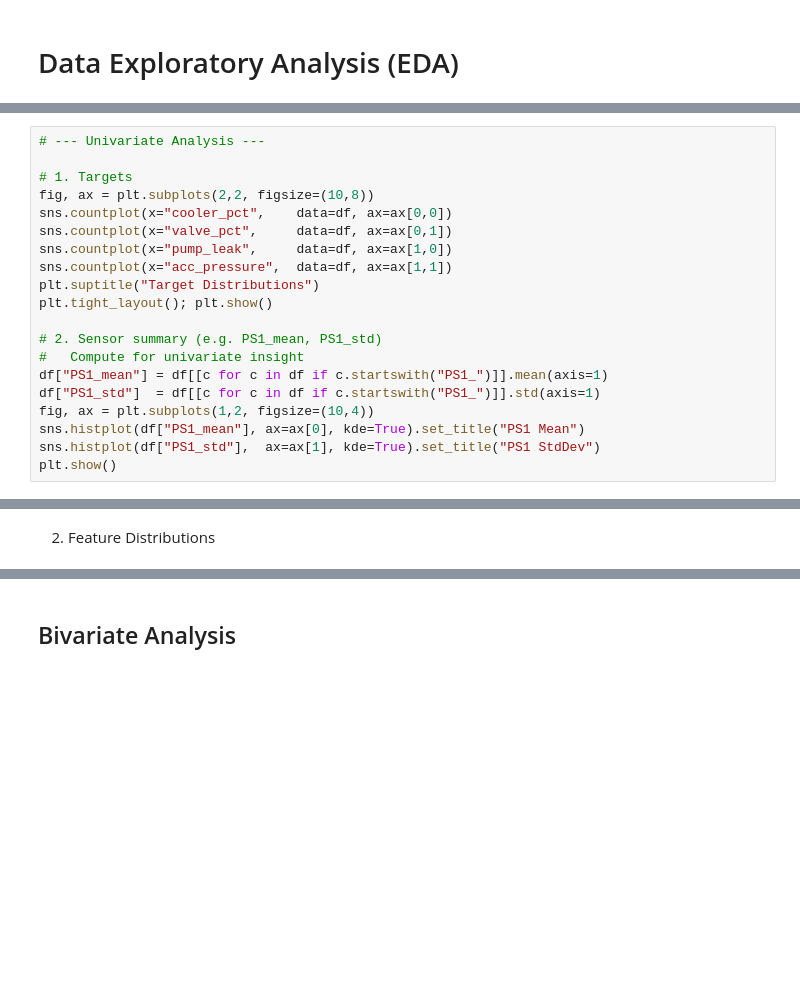
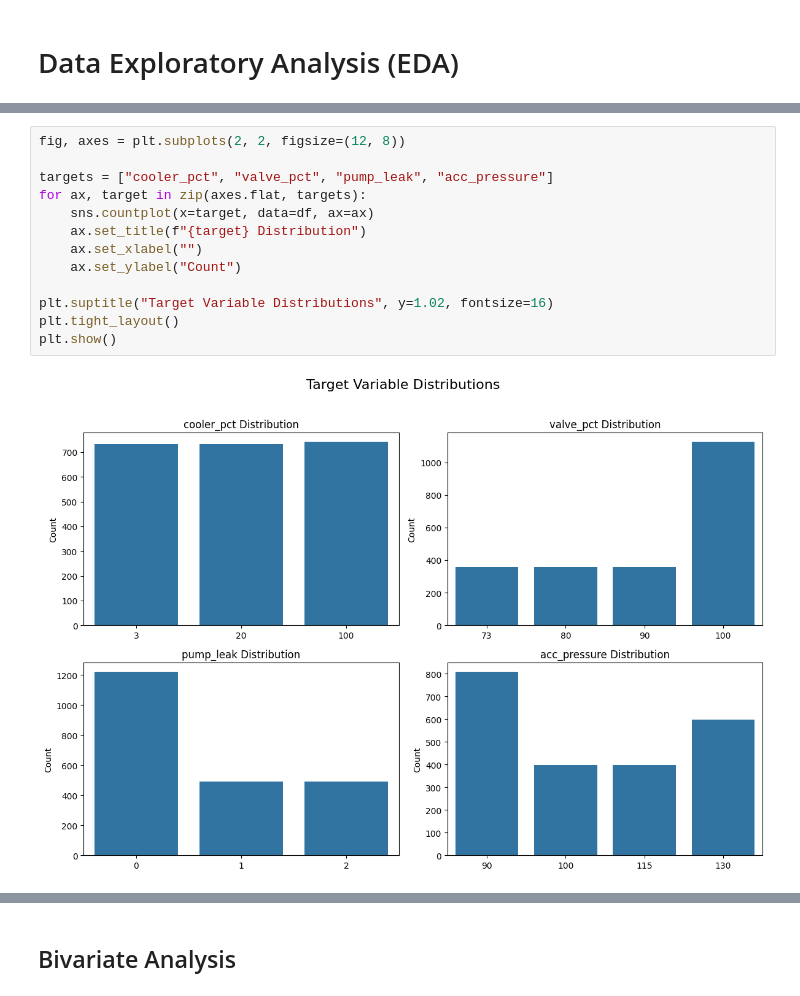
Before and after one commit to jeremiafourie/HydraulicHealth-Monitoring, a Jupyter notebook: notebooks/eda.ipynb, the cells around one changed output, grey strips where cells are left out. Cells and saved outputs as stored; diff of their text form; blank space fills up the shorter version.

Commit message:
updated univariate analysis

```diff
--- a/notebooks/eda.ipynb
+++ b/notebooks/eda.ipynb
@@ -11,20 +32,0 @@ Visualize class balance for `stable_flag`.
-# %%
-# --- Univariate Analysis ---
-
-# 1. Targets
-fig, ax = plt.subplots(2,2, figsize=(10,8))
-sns.countplot(x="cooler_pct",    data=df, ax=ax[0,0])
-sns.countplot(x="valve_pct",     data=df, ax=ax[0,1])
-sns.countplot(x="pump_leak",     data=df, ax=ax[1,0])
-sns.countplot(x="acc_pressure",  data=df, ax=ax[1,1])
-plt.suptitle("Target Distributions")
-plt.tight_layout(); plt.show()
-
-# 2. Sensor summary (e.g. PS1_mean, PS1_std)
-#   Compute for univariate insight
-df["PS1_mean"] = df[[c for c in df if c.startswith("PS1_")]].mean(axis=1)
-df["PS1_std"]  = df[[c for c in df if c.startswith("PS1_")]].std(axis=1)
-fig, ax = plt.subplots(1,2, figsize=(10,4))
-sns.histplot(df["PS1_mean"], ax=ax[0], kde=True).set_title("PS1 Mean")
-sns.histplot(df["PS1_std"],  ax=ax[1], kde=True).set_title("PS1 StdDev")
-plt.show()
@@ -34,2 +33,15 @@ plt.show()
-# %% [markdown]
-2. Feature Distributions
+# %%
+fig, axes = plt.subplots(2, 2, figsize=(12, 8))
+
+targets = ["cooler_pct", "valve_pct", "pump_leak", "acc_pressure"]
+for ax, target in zip(axes.flat, targets):
+    sns.countplot(x=target, data=df, ax=ax)
+    ax.set_title(f"{target} Distribution")
+    ax.set_xlabel("")
+    ax.set_ylabel("Count")
+
+plt.suptitle("Target Variable Distributions", y=1.02, fontsize=16)
+plt.tight_layout()
+plt.show()
+# %% [output]
+[figure, added]
```
Also changed, not shown: parts of 10 cells of this notebook.
